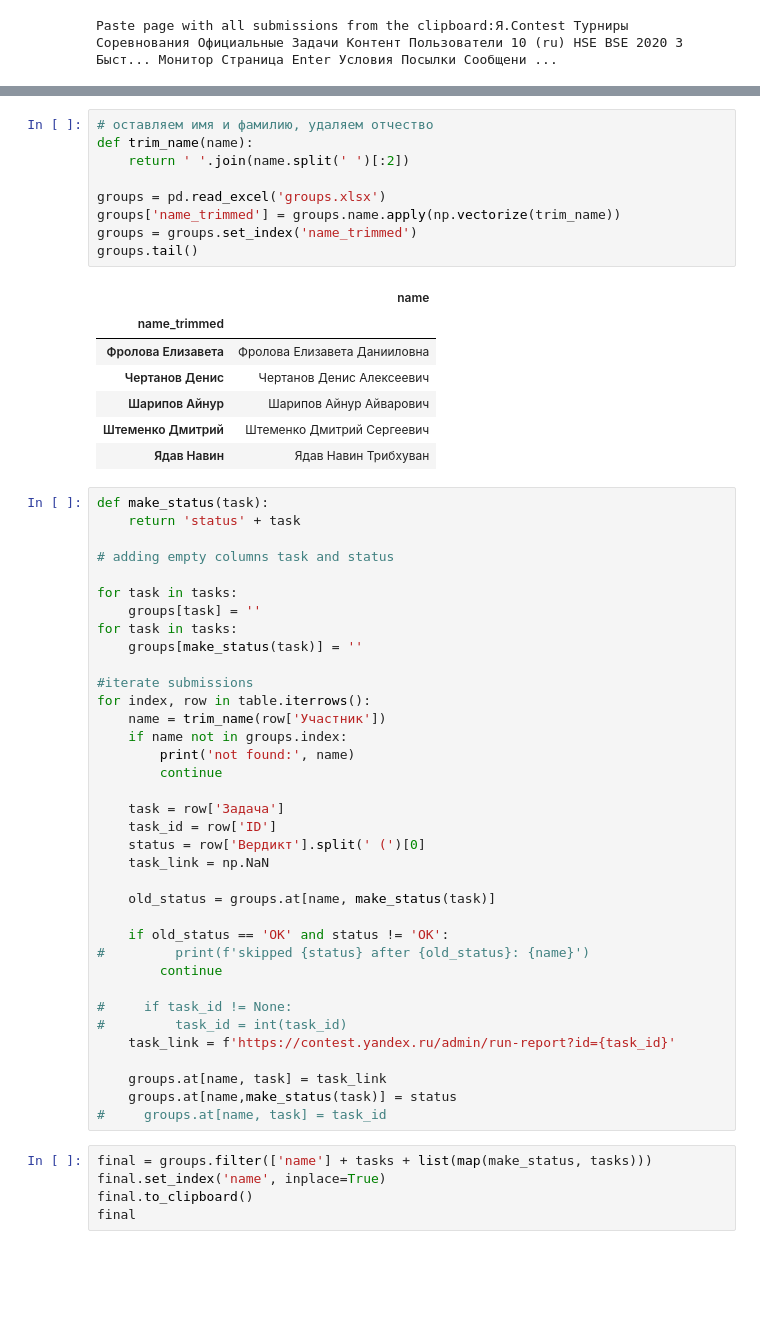
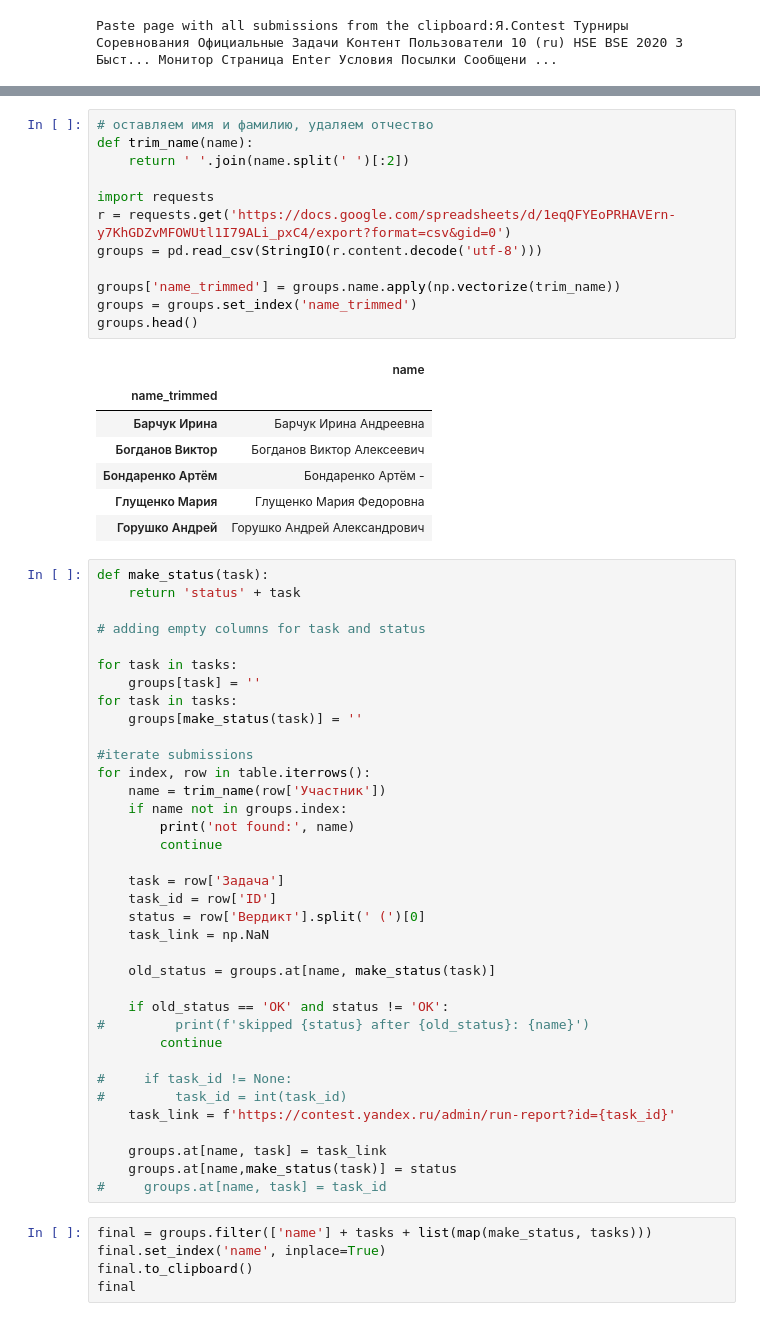
Before and after one commit to pavelperc/contest_results, a Jupyter notebook: contest_results.ipynb, the cells around one changed output, grey strips where cells are left out. Cells and saved outputs as stored; diff of their text form; blank space fills up the shorter version.

```diff
--- a/contest_results.ipynb
+++ b/contest_results.ipynb
@@ -77,25 +72,28 @@ tasks:  ['A' 'B' 'C']
 # %%
 # оставляем имя и фамилию, удаляем отчество
 def trim_name(name):
     return ' '.join(name.split(' ')[:2])
 
-groups = pd.read_excel('groups.xlsx')
+import requests
+r = requests.get('https://docs.google.com/spreadsheets/d/1eqQFYEoPRHAVErn-y7KhGDZvMFOWUtl1I79ALi_pxC4/export?format=csv&gid=0')
+groups = pd.read_csv(StringIO(r.content.decode('utf-8')))
+
 groups['name_trimmed'] = groups.name.apply(np.vectorize(trim_name))
 groups = groups.set_index('name_trimmed')
-groups.tail()
+groups.head()
 # %% [output]
 |  | name |
 | name_trimmed |  |
-| Фролова Елизавета | Фролова Елизавета Данииловна |
-| Чертанов Денис | Чертанов Денис Алексеевич |
-| Шарипов Айнур | Шарипов Айнур Айварович |
-| Штеменко Дмитрий | Штеменко Дмитрий Сергеевич |
-| Ядав Навин | Ядав Навин Трибхуван |
+| Барчук Ирина | Барчук Ирина Андреевна |
+| Богданов Виктор | Богданов Виктор Алексеевич |
+| Бондаренко Артём | Бондаренко Артём - |
+| Глущенко Мария | Глущенко Мария Федоровна |
+| Горушко Андрей | Горушко Андрей Александрович |
 # %%
 def make_status(task):
     return 'status' + task
 
-# adding empty columns task and status
+# adding empty columns for task and status
 
 for task in tasks:
     groups[task] = ''
```
Also changed, not shown: parts of 8 cells of this notebook.
